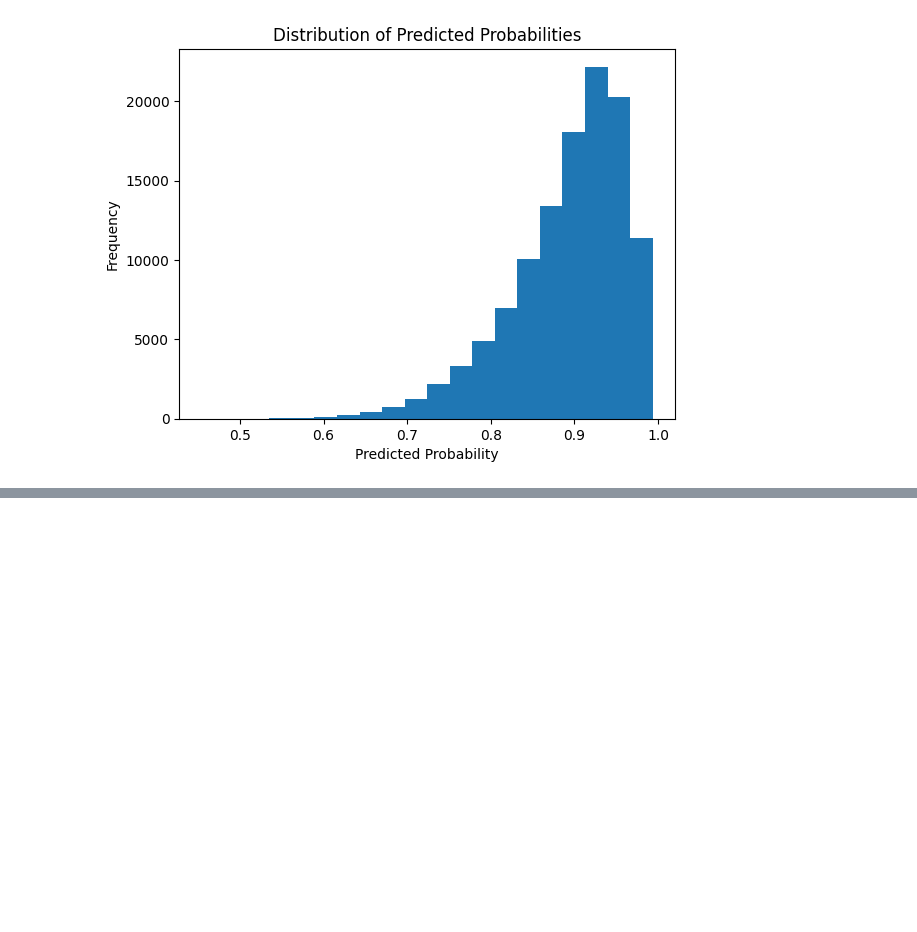
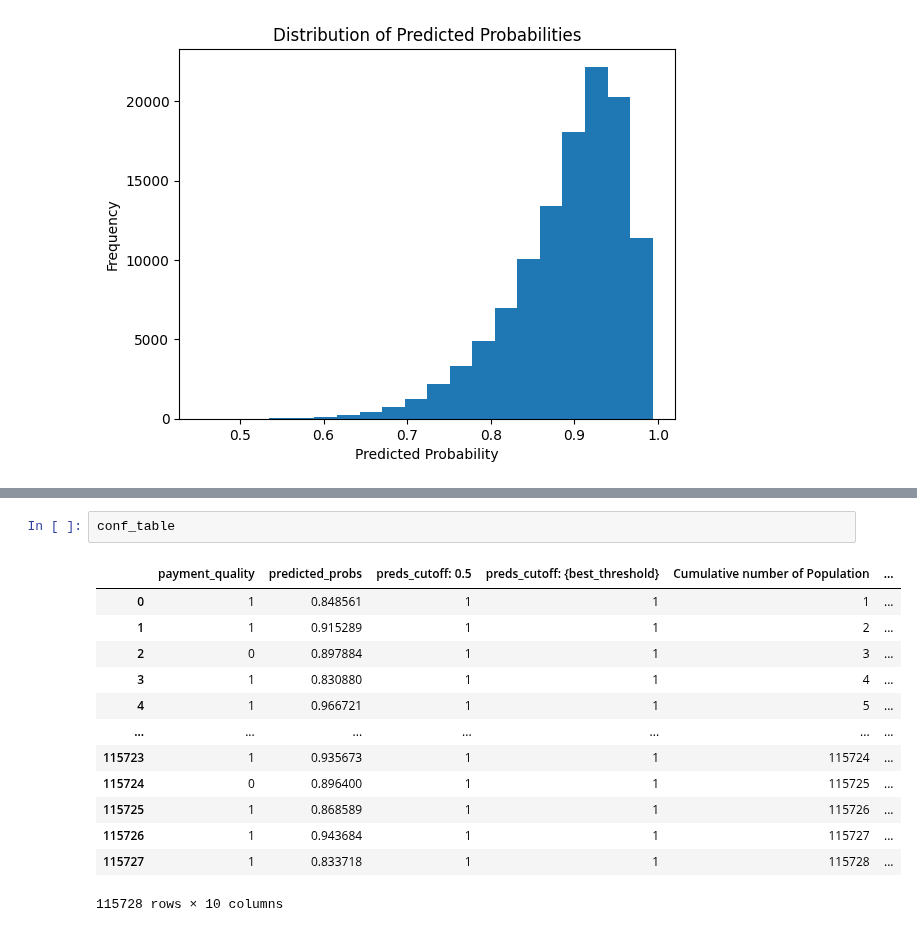
Before and after one commit to OzodbekOzodov/_credit-risk-modeling, a Jupyter notebook: Probability-of-default-model.ipynb, the cells around one changed output, grey strips where cells are left out. Drawn from its saved outputs; the diff is of its cells as text; blank space fills up the shorter version.

```diff
--- a/Probability-of-default-model.ipynb
+++ b/Probability-of-default-model.ipynb
@@ -723,0 +924,16 @@ conf_table
+# %%
+conf_table
+# %% [output]
+|  | payment_quality | predicted_probs | preds_cutoff: 0.5 | preds_cutoff: {best_threshold} | Cumulative number of Population | ... |
+| 0 | 1 | 0.848561 | 1 | 1 | 1 | ... |
+| 1 | 1 | 0.915289 | 1 | 1 | 2 | ... |
+| 2 | 0 | 0.897884 | 1 | 1 | 3 | ... |
+| 3 | 1 | 0.830880 | 1 | 1 | 4 | ... |
+| 4 | 1 | 0.966721 | 1 | 1 | 5 | ... |
+| ... | ... | ... | ... | ... | ... | ... |
+| 115723 | 1 | 0.935673 | 1 | 1 | 115724 | ... |
+| 115724 | 0 | 0.896400 | 1 | 1 | 115725 | ... |
+| 115725 | 1 | 0.868589 | 1 | 1 | 115726 | ... |
+| 115726 | 1 | 0.943684 | 1 | 1 | 115727 | ... |
+| 115727 | 1 | 0.833718 | 1 | 1 | 115728 | ... |
+115728 rows × 10 columns
```
Also changed, not shown: parts of 24 cells of this notebook.
